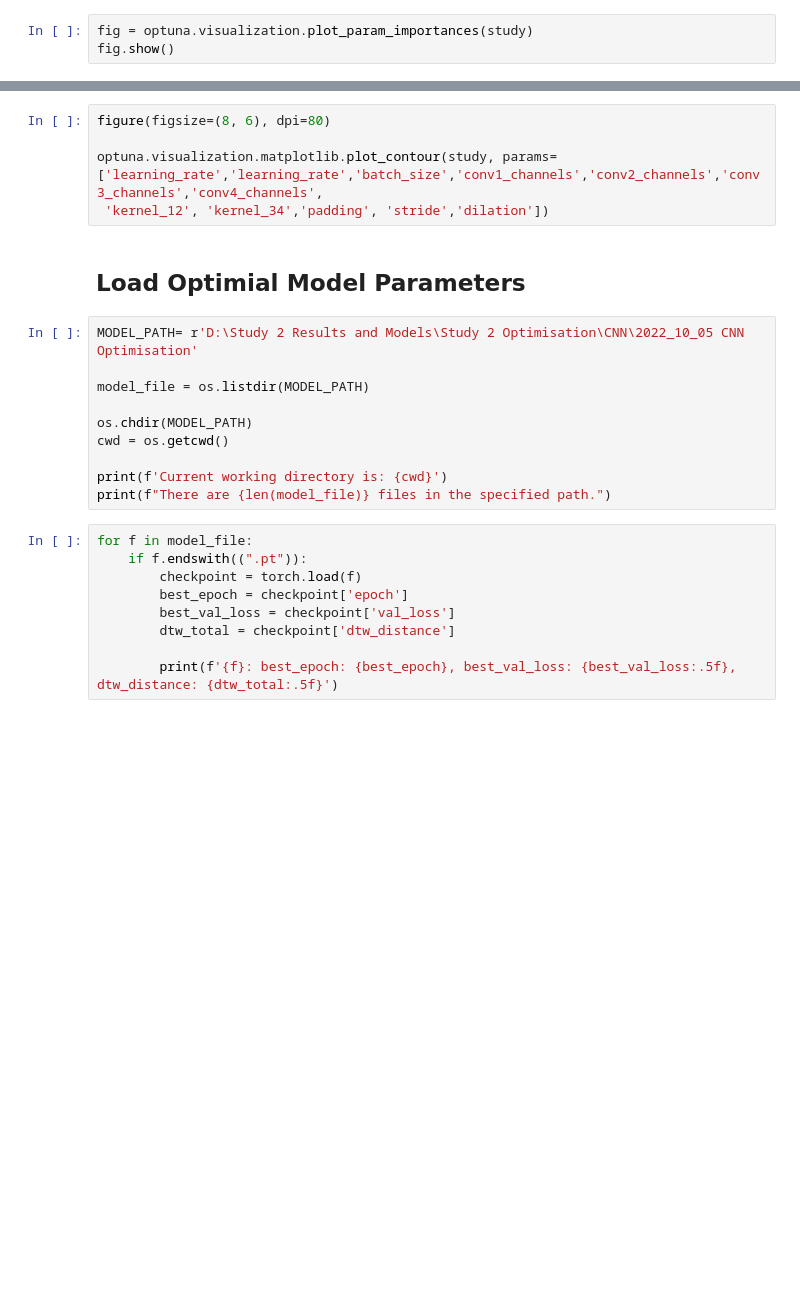
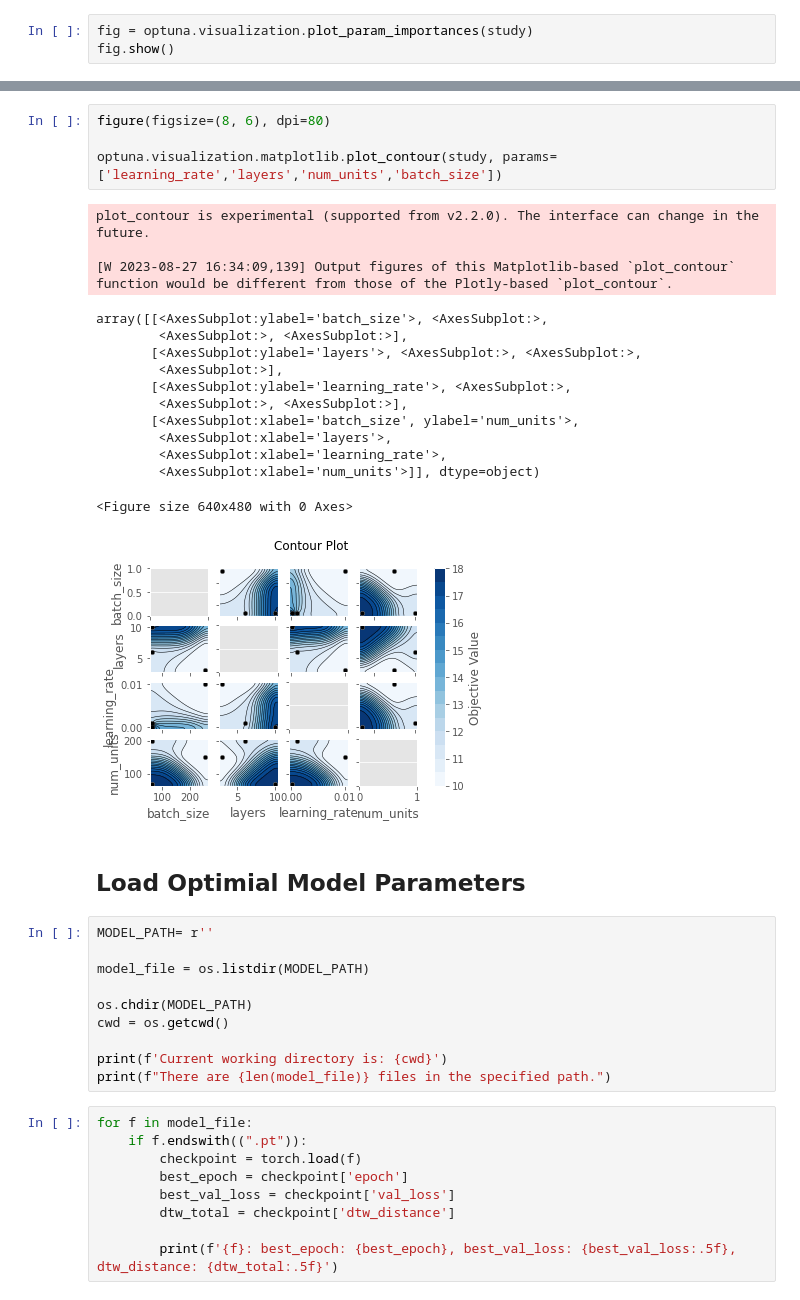
Before and after one commit to rkolaghassi/CP-gait-prediction, a Jupyter notebook: hyperparameter-optimisation.ipynb, the cells around one changed output, grey strips where cells are left out. Saved outputs shown, nothing was run; the diff lists cells and outputs as text; blank space fills up the shorter version.

```diff
--- a/hyperparameter-optimisation.ipynb
+++ b/hyperparameter-optimisation.ipynb
@@ -837,12 +837,27 @@ optuna.visualization.matplotlib.plot_slice(study, params=['learning_rate','learn
 # %%
 figure(figsize=(8, 6), dpi=80)
 
-optuna.visualization.matplotlib.plot_contour(study, params=['learning_rate','learning_rate','batch_size','conv1_channels','conv2_channels','conv3_channels','conv4_channels',
- 'kernel_12', 'kernel_34','padding', 'stride','dilation'])
+optuna.visualization.matplotlib.plot_contour(study, params=['learning_rate','layers','num_units','batch_size'])
+# %% [output]
+plot_contour is experimental (supported from v2.2.0). The interface can change in the future.
+
+[W 2023-08-27 16:34:09,139] Output figures of this Matplotlib-based `plot_contour` function would be different from those of the Plotly-based `plot_contour`.
+array([[<AxesSubplot:ylabel='batch_size'>, <AxesSubplot:>,
+        <AxesSubplot:>, <AxesSubplot:>],
+       [<AxesSubplot:ylabel='layers'>, <AxesSubplot:>, <AxesSubplot:>,
+        <AxesSubplot:>],
+       [<AxesSubplot:ylabel='learning_rate'>, <AxesSubplot:>,
+        <AxesSubplot:>, <AxesSubplot:>],
+       [<AxesSubplot:xlabel='batch_size', ylabel='num_units'>,
+        <AxesSubplot:xlabel='layers'>,
+        <AxesSubplot:xlabel='learning_rate'>,
+        <AxesSubplot:xlabel='num_units'>]], dtype=object)
+<Figure size 640x480 with 0 Axes>
+[figure, added]
 # %% [markdown]
 ## Load Optimial Model Parameters
 # %%
-MODEL_PATH= r'D:\Study 2 Results and Models\Study 2 Optimisation\CNN\2022_10_05 CNN Optimisation'
+MODEL_PATH= r''
 
 model_file = os.listdir(MODEL_PATH)
 
```
Also changed, not shown: parts of 11 cells of this notebook, 1 other file.
